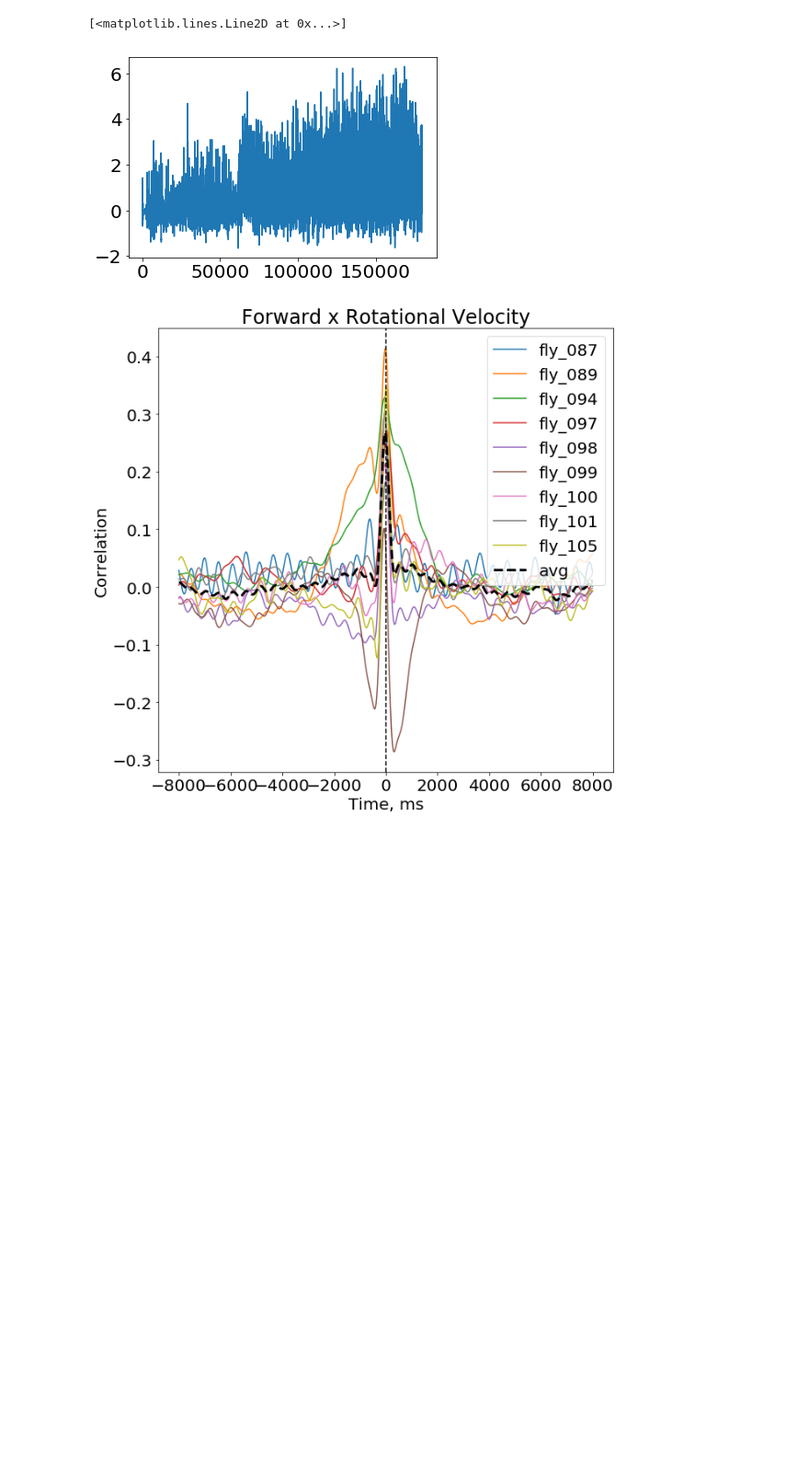
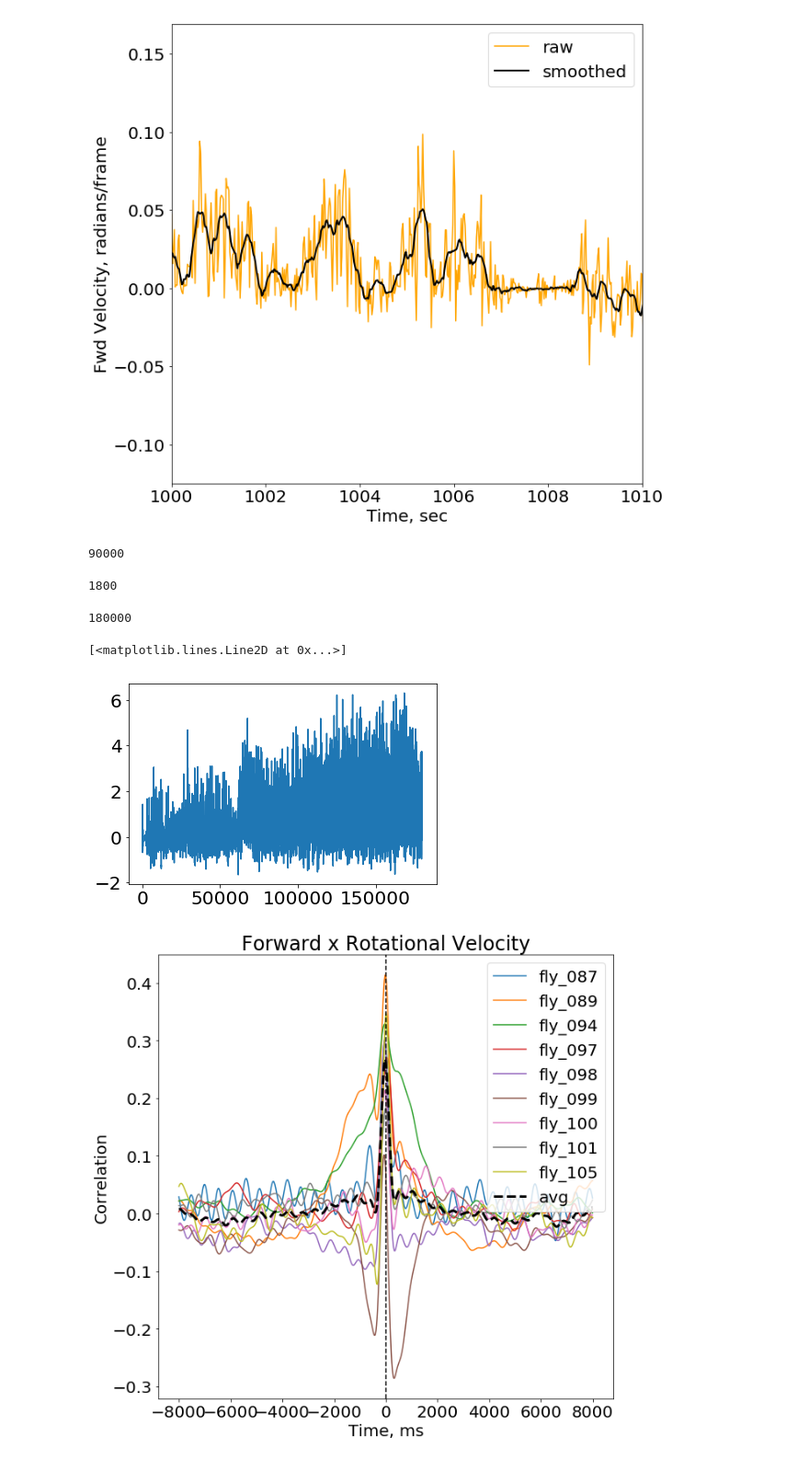
Before and after one commit to bellabrez/bigbadbrain, a Jupyter notebook: jupyter_notebooks/20210114 - behavior auto and cross-corr structure.ipynb, the cells around one changed output. Shown: that part at 92% size. Cells and saved outputs as stored; diff of their text form; code cells hidden in the pictures; blank space fills up the shorter version.

```diff
--- a/jupyter_notebooks/20210114 - behavior auto and cross-corr structure.ipynb
+++ b/jupyter_notebooks/20210114 - behavior auto and cross-corr structure.ipynb
@@ -178,0 +213,33 @@ load_fictrac done. Duration: 3.20 sec
+# %%
+fps=50
+camera_rate = 1/fps # camera frame rate in ms
+expt_len = 30*60
+x_original = np.arange(0,expt_len,camera_rate)
+
+plt.figure(figsize=(10,10))
+
+plt.plot(x_original, flies['fly_087'].fictrac.fictrac_Y,label='raw',color='orange')
+plt.plot(x_original, flies['fly_087'].fictrac.fictrac_smoothed_Y,label='smoothed',color='k',linewidth=2)
+plt.xlim(1000,1010)
+plt.legend()
+plt.xlabel('Time, sec')
+plt.ylabel('Fwd Velocity, radians/frame')
+
+save_path = '/oak/stanford/groups/trc/data/Brezovec/2P_Imaging/figs'
+timestr = time.strftime("%Y%m%d-%H%M%S")
+fname = os.path.join(save_path, f'{timestr}')
+plt.savefig(fname,dpi=300,bbox_inches='tight')
+# %% [output]
+[figure, added]
+# %%
+len(flies['fly_087'].fictrac.fictrac_Y)
+# %% [output]
+90000
+# %%
+60*30
+# %% [output]
+1800
+# %%
+len(flies[fly].fictrac.fictrac['Zh'])
+# %% [output]
+180000
```
Also changed, not shown: parts of 7 cells of this notebook, 16 other files.
